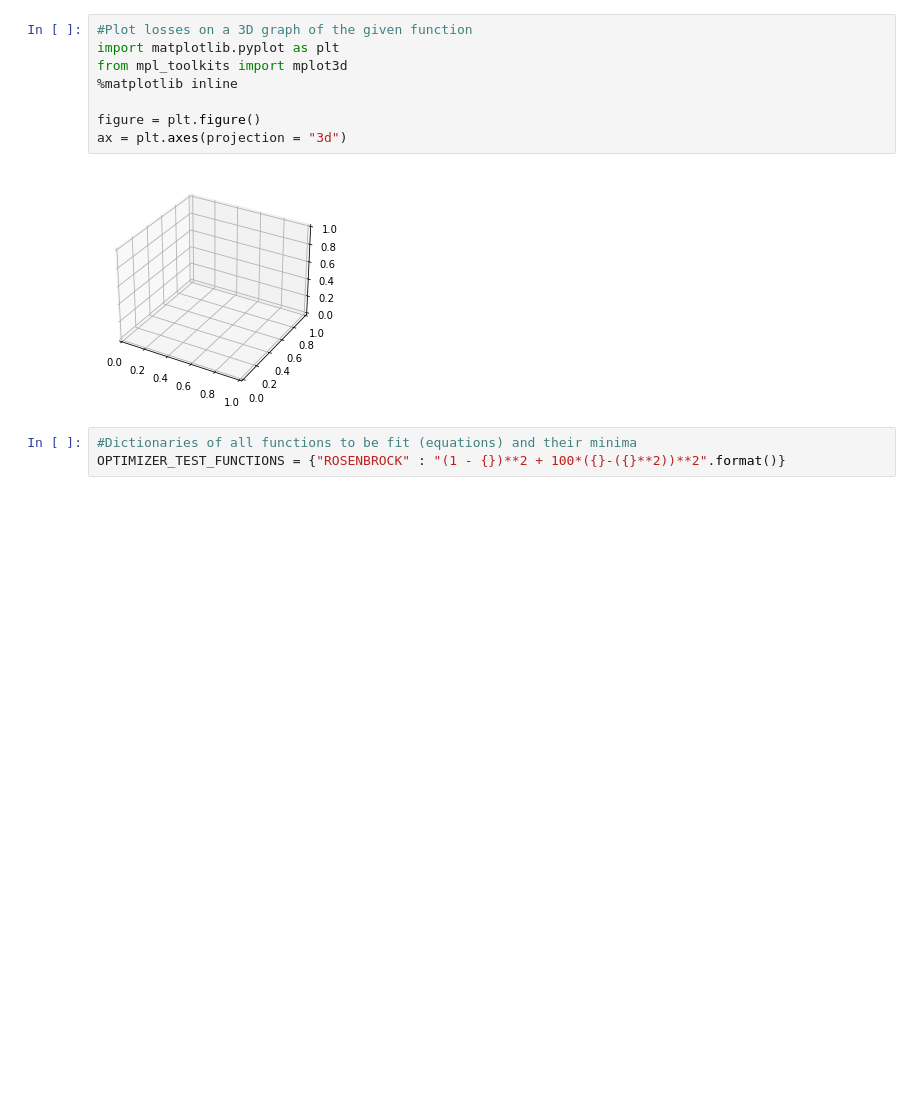
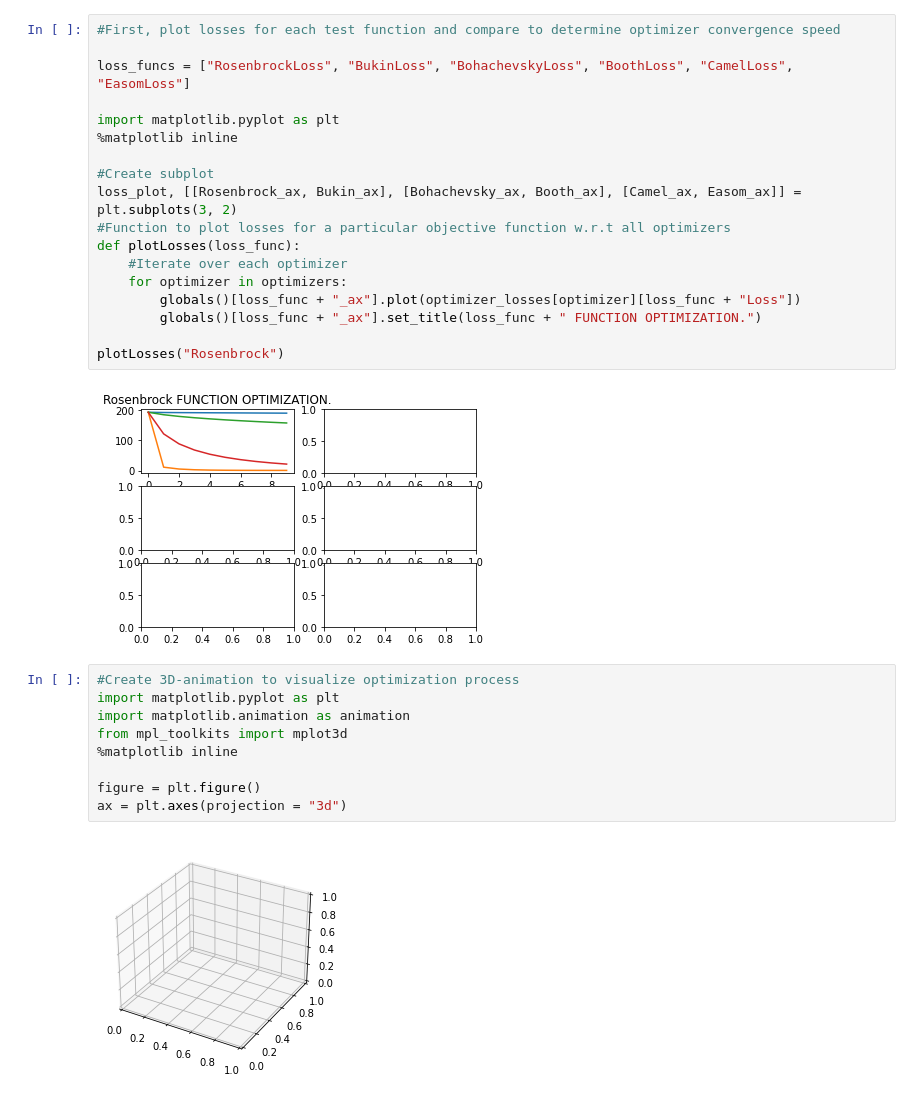
Before and after one commit to thetechdude124/Adam-Optimization-From-Scratch, a Jupyter notebook: Optimizer_Experimentation.ipynb, the cells around one changed output. Drawn from its saved outputs; the diff is of its cells as text; blank space fills up the shorter version.

Commit message:
Completed Optimizer Test Classes, fixed view/base tensor related bugs, and created an initial plot function.

```diff
--- a/Optimizer_Experimentation.ipynb
+++ b/Optimizer_Experimentation.ipynb
@@ -128,6 +172,27 @@ custom_Adam_Loss = fitFunction(100, XY_TENSOR, RosenbrockLoss, CustomAdamOptimiz
+# %%
+#First, plot losses for each test function and compare to determine optimizer convergence speed
+
+loss_funcs = ["RosenbrockLoss", "BukinLoss", "BohachevskyLoss", "BoothLoss", "CamelLoss", "EasomLoss"]
+
+import matplotlib.pyplot as plt
+%matplotlib inline
+
+#Create subplot
+loss_plot, [[Rosenbrock_ax, Bukin_ax], [Bohachevsky_ax, Booth_ax], [Camel_ax, Easom_ax]] = plt.subplots(3, 2)
+#Function to plot losses for a particular objective function w.r.t all optimizers
+def plotLosses(loss_func):
+    #Iterate over each optimizer
+    for optimizer in optimizers:
+        globals()[loss_func + "_ax"].plot(optimizer_losses[optimizer][loss_func + "Loss"])
+        globals()[loss_func + "_ax"].set_title(loss_func + " FUNCTION OPTIMIZATION.")
+
+plotLosses("Rosenbrock")
+# %% [output]
+[figure, added]
 # %%
-#Plot losses on a 3D graph of the given function
+#Create 3D-animation to visualize optimization process
 import matplotlib.pyplot as plt
+import matplotlib.animation as animation
 from mpl_toolkits import mplot3d
 %matplotlib inline
 
@@ -135,6 +200,3 @@ figure = plt.figure()
 ax = plt.axes(projection = "3d")
 # %% [output]
 [figure]
-# %%
-#Dictionaries of all functions to be fit (equations) and their minima
-OPTIMIZER_TEST_FUNCTIONS = {"ROSENBROCK" : "(1 - {})**2 + 100*({}-({}**2))**2".format()}
```
Also changed, not shown: parts of 4 cells of this notebook.
